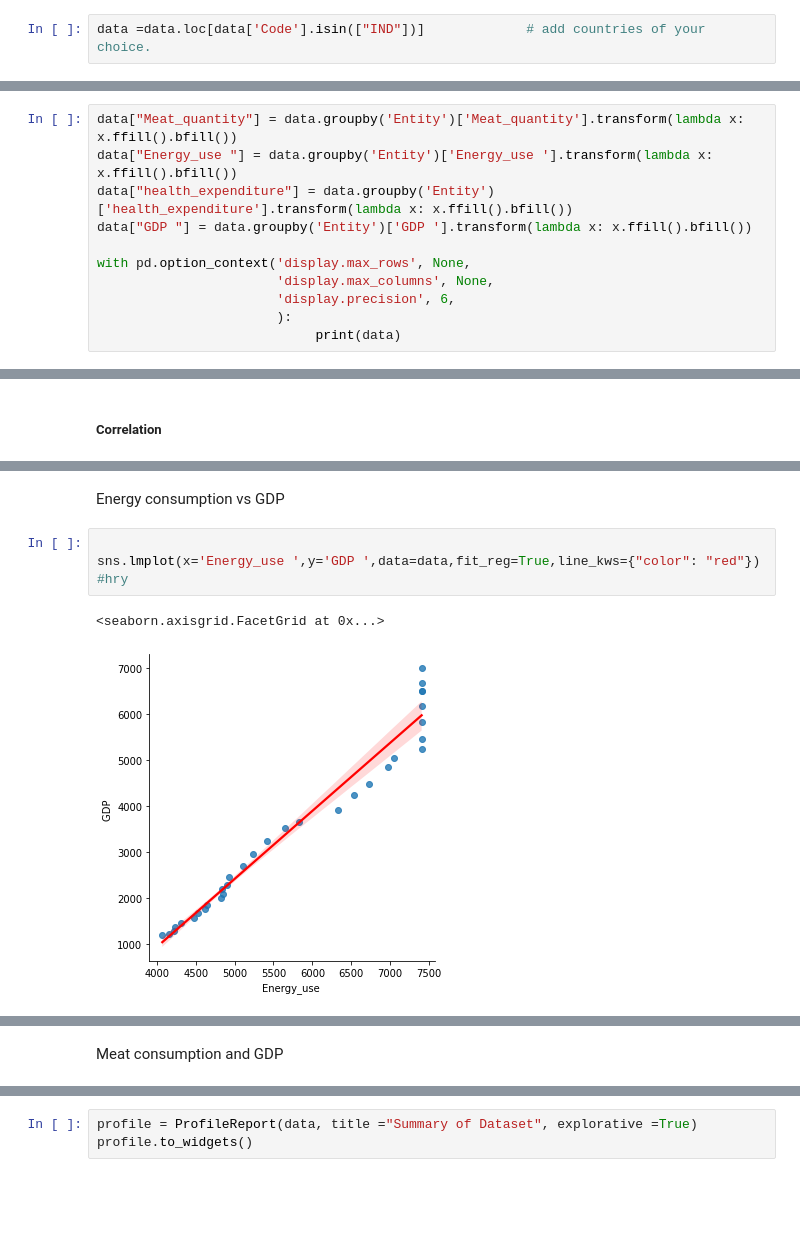
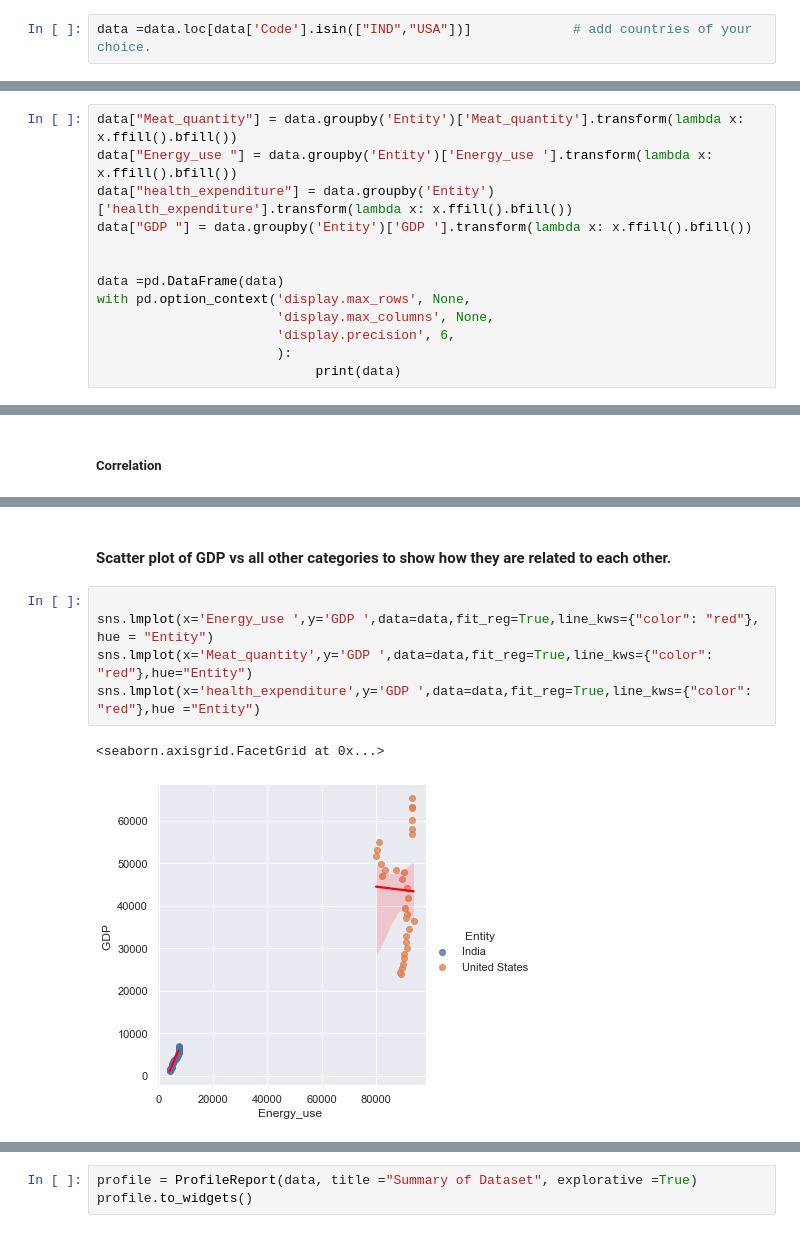
Before and after one commit to NeerajG03/Economic-Growth-Versus-Factors-expenditure-consumption-and-production, a Jupyter notebook: Set1.ipynb, the cells around one changed output, grey strips where cells are left out. Cells and saved outputs as stored; diff of their text form; blank space fills up the shorter version.

```diff
--- a/Set1.ipynb
+++ b/Set1.ipynb
@@ -31,7 +38,7 @@ data = pd.merge(pd.merge(energy_data , meat_data, on=['Code', 'Year']), health_d
 ### Training set for the model
 ##### For training purpose we select USA and India, then check correlation between GDP and different categories
 # %%
-data =data.loc[data['Code'].isin(["IND"])]             # add countries of your choice.
+data =data.loc[data['Code'].isin(["IND","USA"])]             # add countries of your choice.
 # %% [markdown]
 ##### Automatic filling of NA values with ffill and bfill values between two points grouped by country for rest of the data
 ###### data = data.interpolate()
@@ -41,6 +48,8 @@ data["Energy_use "] = data.groupby('Entity')['Energy_use '].transform(lambda x:
 data["health_expenditure"] = data.groupby('Entity')['health_expenditure'].transform(lambda x: x.ffill().bfill())
 data["GDP "] = data.groupby('Entity')['GDP '].transform(lambda x: x.ffill().bfill())
 
+
+data =pd.DataFrame(data)
 with pd.option_context('display.max_rows', None,
                        'display.max_columns', None,
                        'display.precision', 6,
@@ -98,9 +107,10 @@ Energy Consumption: 0.980985254708644
-# %% [markdown]
-Energy consumption vs GDP
+# %% [markdown]
+#### Scatter plot of GDP vs all other categories to show how they are related to each other.
 # %%
 
-sns.lmplot(x='Energy_use ',y='GDP ',data=data,fit_reg=True,line_kws={"color": "red"})
-#hry
+sns.lmplot(x='Energy_use ',y='GDP ',data=data,fit_reg=True,line_kws={"color": "red"}, hue = "Entity")
+sns.lmplot(x='Meat_quantity',y='GDP ',data=data,fit_reg=True,line_kws={"color": "red"},hue="Entity")
+sns.lmplot(x='health_expenditure',y='GDP ',data=data,fit_reg=True,line_kws={"color": "red"},hue ="Entity")
 # %% [output]
 <seaborn.axisgrid.FacetGrid at 0x...>
-[figure, old version]
+[figure, new version]
@@ -107,2 +118,0 @@ sns.lmplot(x='Energy_use ',y='GDP ',data=data,fit_reg=True,line_kws={"color": "r
-# %% [markdown]
-Meat consumption and GDP
```
Also changed, not shown: parts of 18 cells of this notebook.
